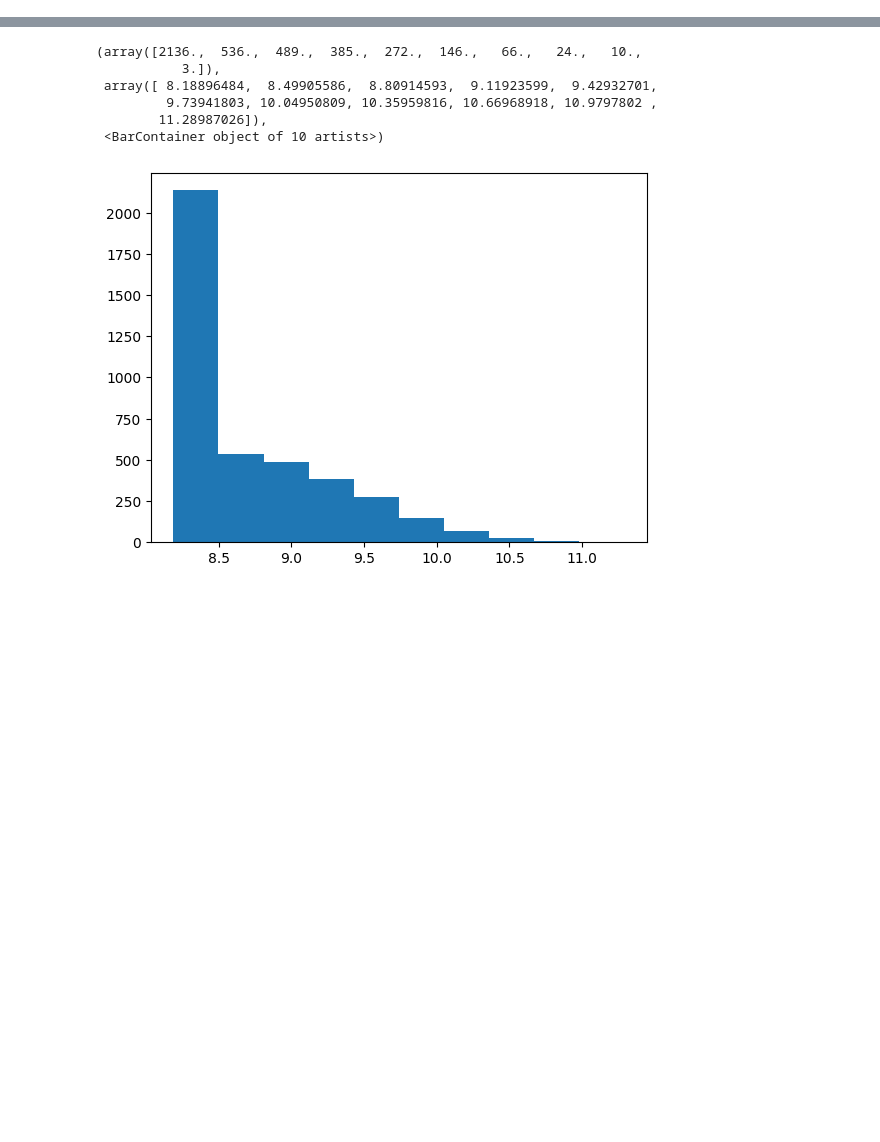
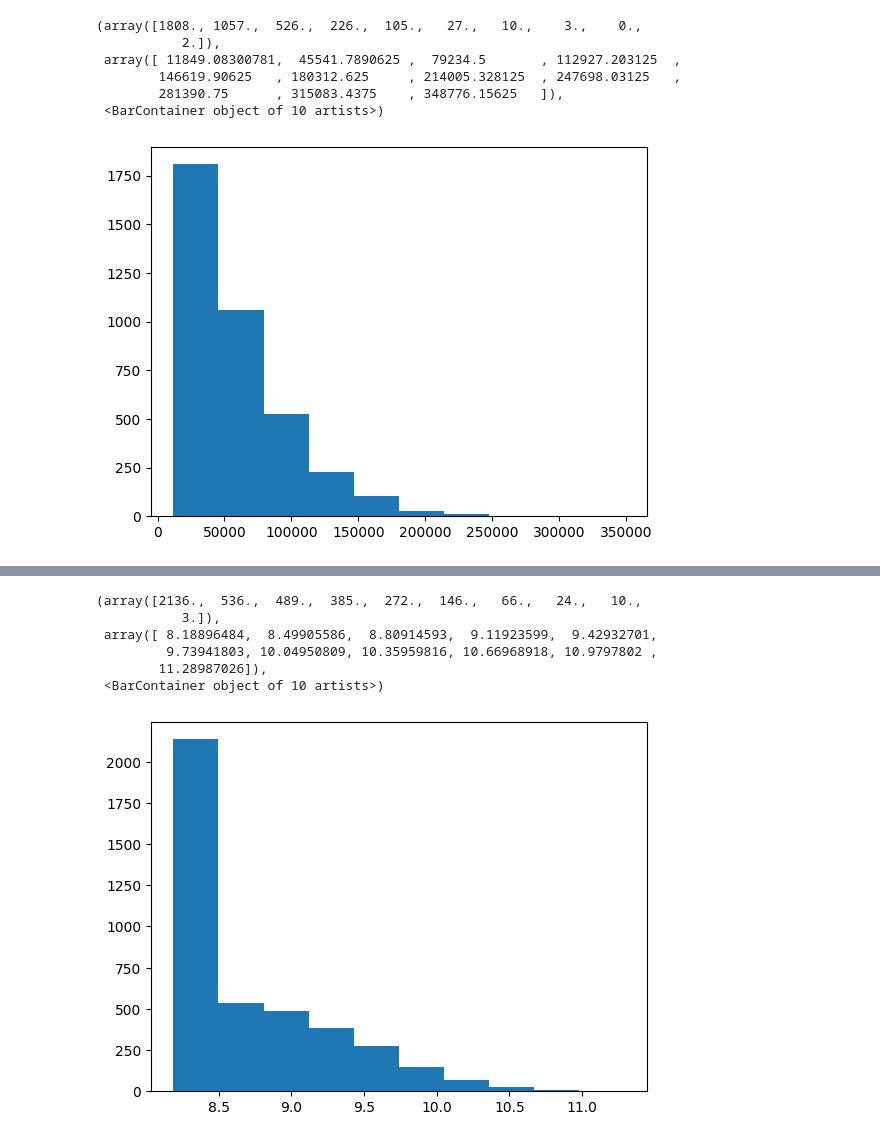
Before and after one commit to deprekate/NMERFISH, a Jupyter notebook: Human/QuantifyHTT_CAG_allfovs.ipynb, the cells around one changed output, grey strips where cells are left out. Drawn from its saved outputs; the diff is of its cells as text; code cells hidden in the pictures; blank space fills up the shorter version.

```diff
--- a/Human/QuantifyHTT_CAG_allfovs.ipynb
+++ b/Human/QuantifyHTT_CAG_allfovs.ipynb
@@ -8,0 +161,10 @@ import pandas as pd
+# %%
+plt.hist(h_HTT_)
+# %% [output]
+(array([1808., 1057.,  526.,  226.,  105.,   27.,   10.,    3.,    0.,
+           2.]),
+ array([ 11849.08300781,  45541.7890625 ,  79234.5       , 112927.203125  ,
+        146619.90625   , 180312.625     , 214005.328125  , 247698.03125   ,
+        281390.75      , 315083.4375    , 348776.15625   ]),
+ <BarContainer object of 10 artists>)
+[figure, added]
```
Also changed, not shown: parts of 16 cells of this notebook, 6 other files.
